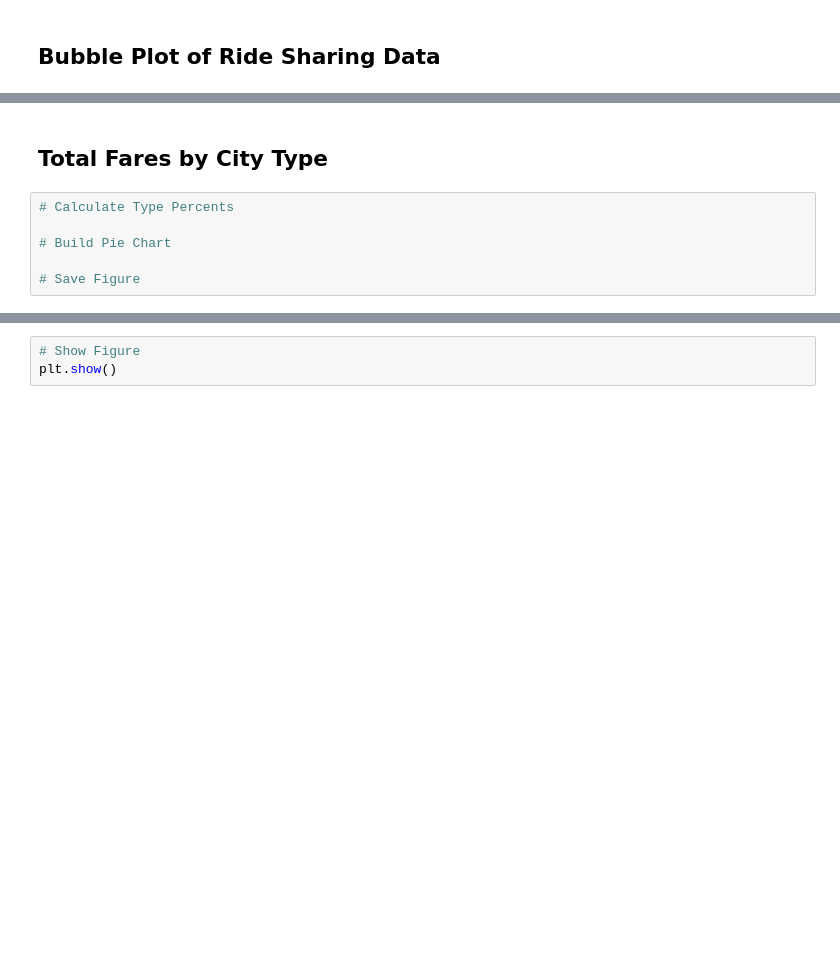
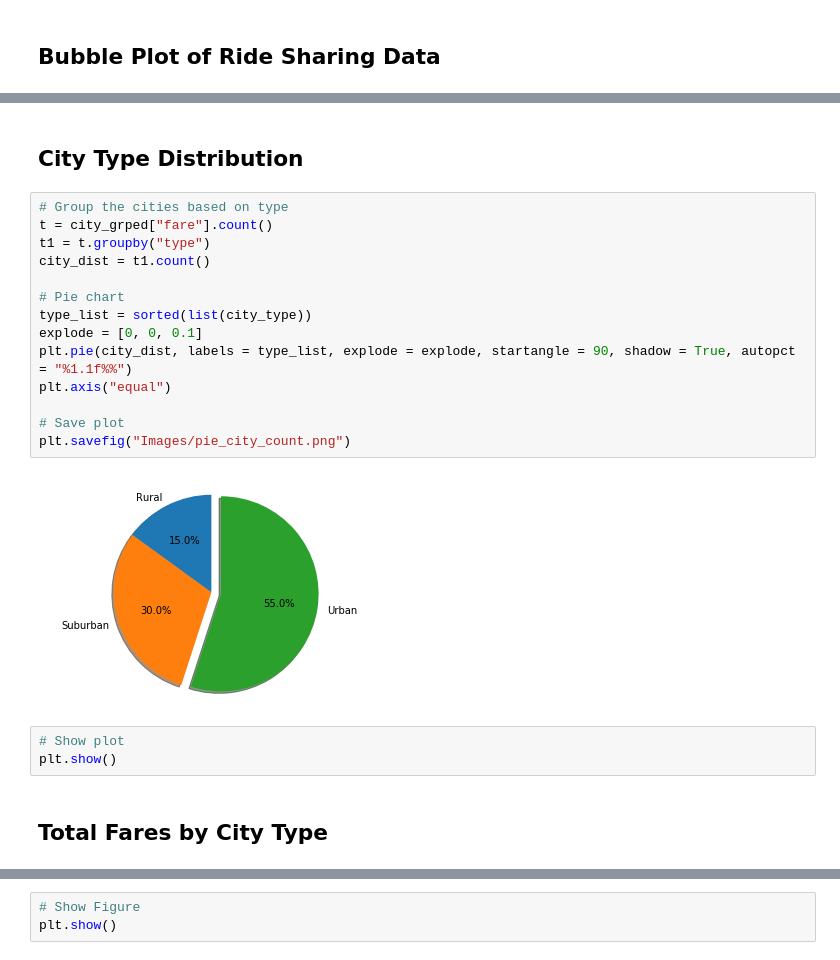
Before and after one commit to rochiecuevas/Pyber, a Jupyter notebook: pyber_starter.ipynb, the cells around one changed output, grey strips where cells are left out. Cells and saved outputs as stored; diff of their text form; blank space fills up the shorter version.

```diff
--- a/pyber_starter.ipynb
+++ b/pyber_starter.ipynb
@@ -70,8 +91,23 @@ plt.show()
+# %% [markdown]
+## City Type Distribution
+# %%
+# Group the cities based on type
+t = city_grped["fare"].count()
+t1 = t.groupby("type")
+city_dist = t1.count()
+
+# Pie chart
+type_list = sorted(list(city_type))
+explode = [0, 0, 0.1]
+plt.pie(city_dist, labels = type_list, explode = explode, startangle = 90, shadow = True, autopct = "%1.1f%%")
+plt.axis("equal")
+
+# Save plot
+plt.savefig("Images/pie_city_count.png")
+# %% [output]
+[figure, added]
+# %%
+# Show plot
+plt.show()
 # %% [markdown]
 ## Total Fares by City Type
-# %%
-# Calculate Type Percents
-
-# Build Pie Chart
-
-# Save Figure
```
Also changed, not shown: parts of 8 cells of this notebook, 5 other files.
